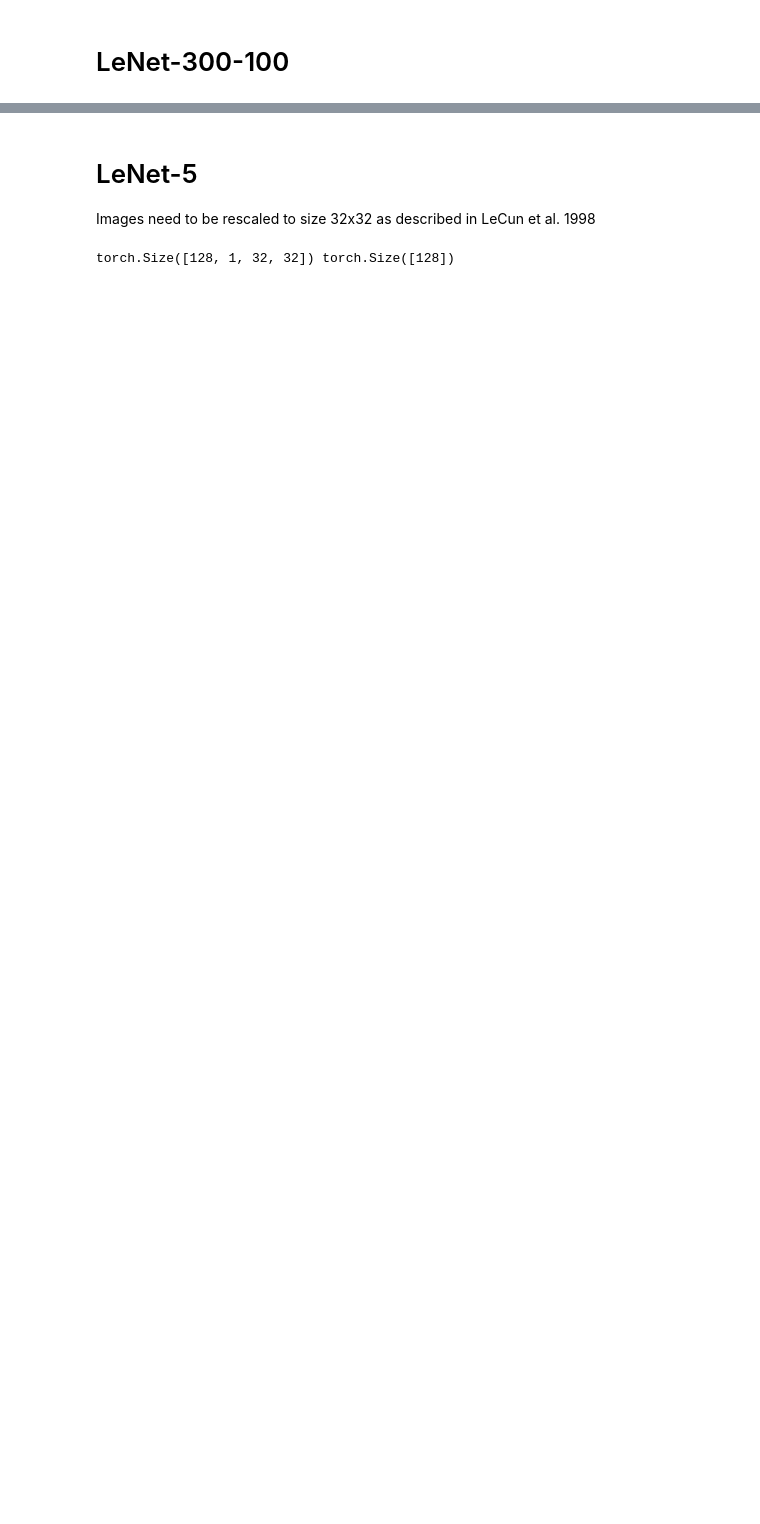
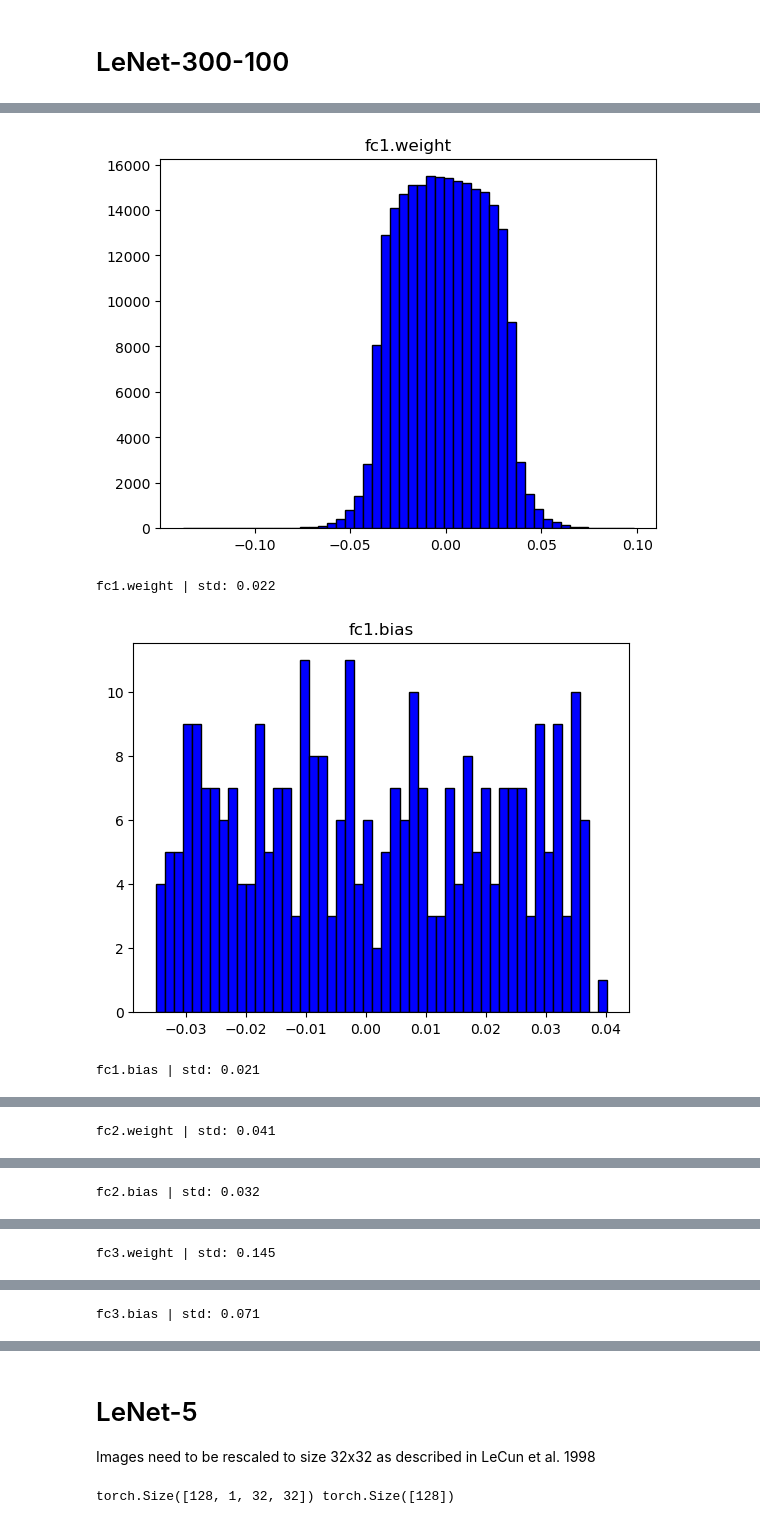
Before and after one commit to ciodar/deep-compression, a Jupyter notebook: mnist.ipynb, the cells around one changed output, grey strips where cells are left out. Drawn from its saved outputs; the diff is of its cells as text; code cells hidden in the pictures; blank space fills up the shorter version.

```diff
--- a/mnist.ipynb
+++ b/mnist.ipynb
@@ -107,0 +114,38 @@ plt.show()
+# %%
+import torch.nn.utils.prune as prune
+
+net = LeNet300(10)
+net.load_state_dict(torch.load('checkpoints/mnist_lenet300.pth'))
+stds = {}
+
+for name, param in net.named_parameters():
+    t = param.data.cpu().view(1,-1)
+    _ = plt.hist(t, color = 'blue', edgecolor = 'black',bins=50)
+    plt.title(name)
+    plt.show()
+    print('%s | std: %.3f'%(name,torch.std(t)))
+    stds[name] = torch.std(t)
+
+# print(net.state_dict().keys())
+# module = net.fc1
+#
+# w0 = list(module.named_parameters())[0][1].data
+# _ = plt.hist(w0.view(1,-1), color = 'blue', edgecolor = 'black',
+#          bins = int(30))
+#
+# print(torch.std(w0))
+#
+# plt.show()
+#
+# module = net.fc2
+#
+# w1 = list(module.named_parameters())[0][1].data
+# _ = plt.hist(w1.view(1,-1), color = 'blue', edgecolor = 'black',
+#          bins = int(30))
+#
+# plt.show()
+# %% [output]
+[figure, added]
+fc1.weight | std: 0.022
+[figure, added]
+fc1.bias | std: 0.021
@@ -107,0 +153 @@ plt.show()
+fc2.weight | std: 0.041
@@ -107,0 +155 @@ plt.show()
+fc2.bias | std: 0.032
@@ -107,0 +157 @@ plt.show()
+fc3.weight | std: 0.145
@@ -107,0 +159 @@ plt.show()
+fc3.bias | std: 0.071
```
Also changed, not shown: parts of 13 cells of this notebook, 3 other files.
